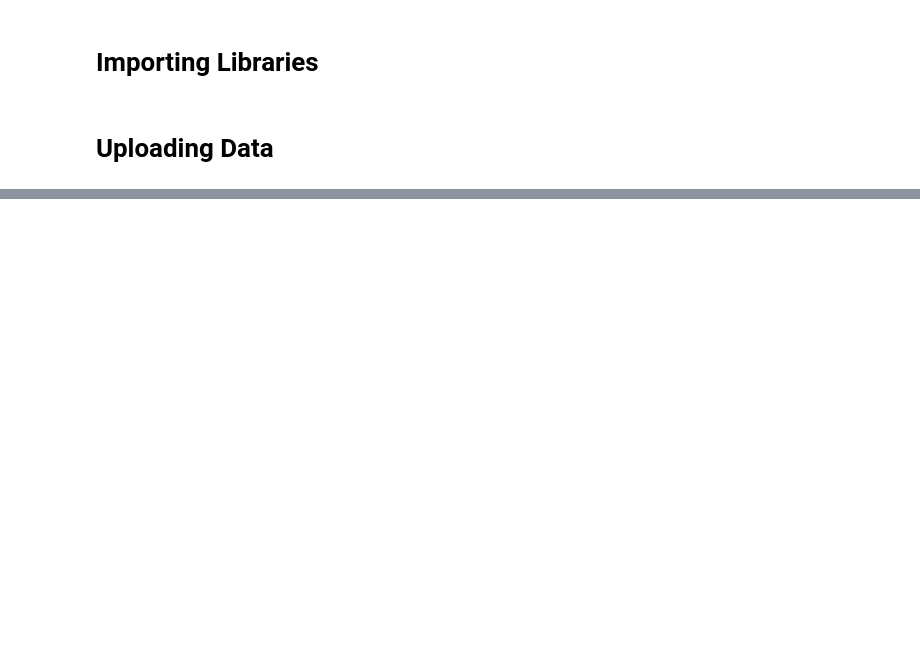
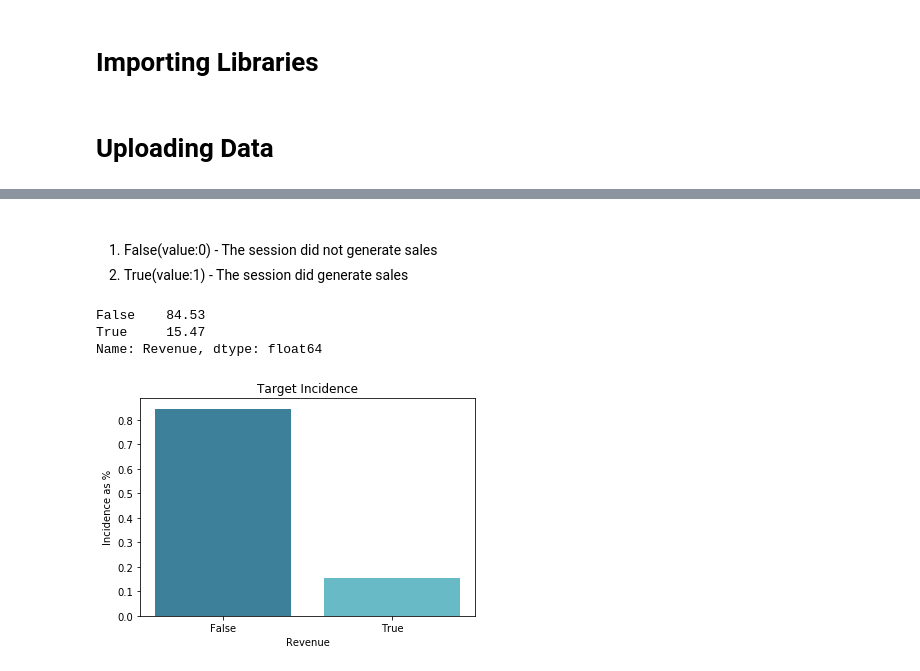
Before and after one commit to nielsbclausen/Mod_5_Project, a Jupyter notebook: Online_Purchasing_Intention_Laura .ipynb, the cells around one changed output, grey strips where cells are left out. Saved outputs shown, nothing was run; the diff lists cells and outputs as text; code cells hidden in the pictures; blank space fills up the shorter version.

```diff
--- a/Online_Purchasing_Intention_Laura .ipynb
+++ b/Online_Purchasing_Intention_Laura .ipynb
@@ -34,0 +183,16 @@ raw_df = pd.read_csv("")
+# %% [markdown]
+#
+1. False(value:0) - The session did not generate sales
+2. True(value:1) - The session did generate sales
+# %%
+print(round(raw_df.Revenue.value_counts(normalize=True),4)*100)
+plt.bar(['False','True'], raw_df.Revenue.value_counts(normalize=True), color=sns.color_palette("GnBu_d",n_colors=2))
+plt.title('Target Incidence')
+plt.ylabel('Incidence as %')
+plt.xlabel('Revenue')
+plt.show();
+# %% [output]
+False    84.53
+True     15.47
+Name: Revenue, dtype: float64
+[figure, added]
```
Also changed, not shown: parts of 21 cells of this notebook.
